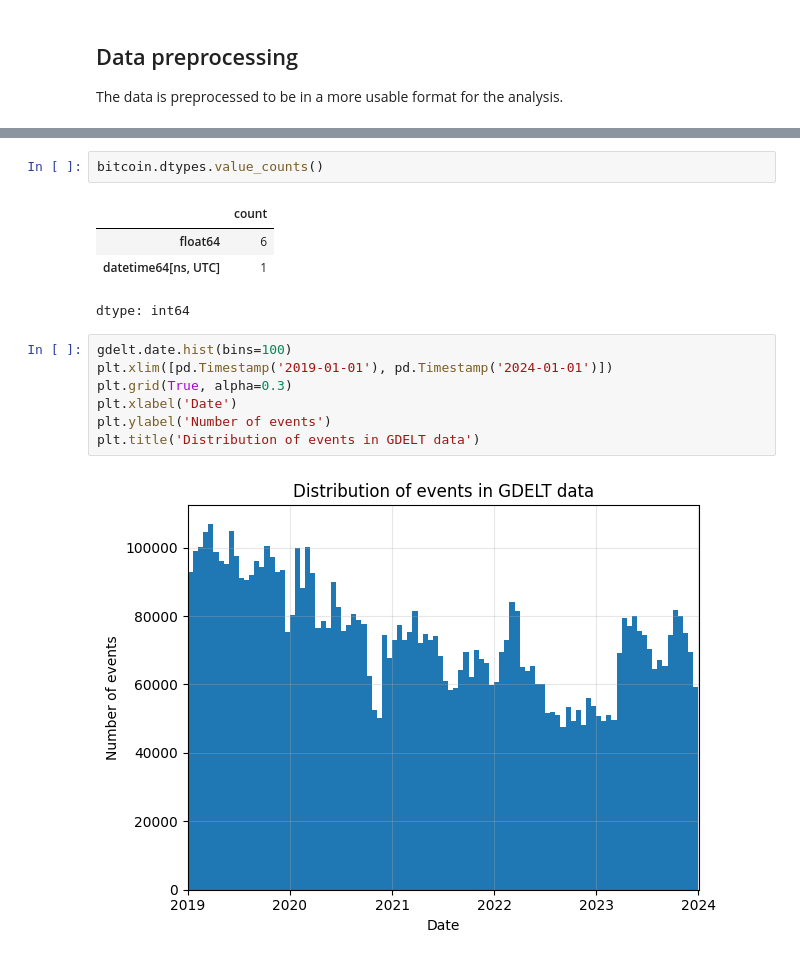
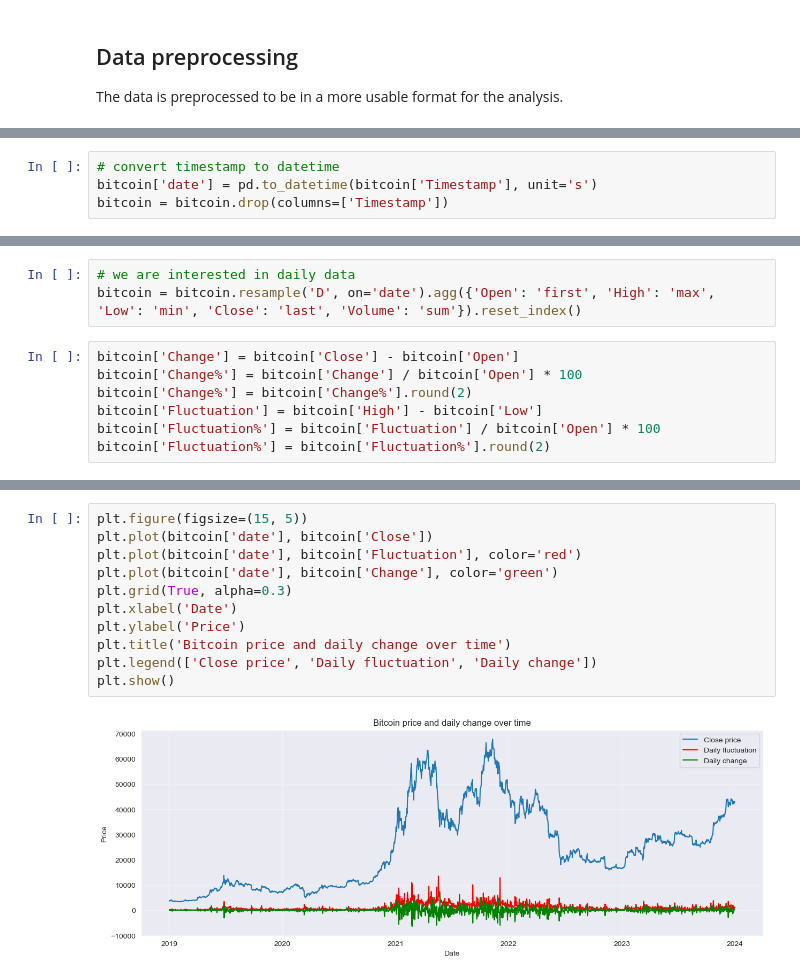
Before and after one commit to Ozzuke/GDELT-BTC, a Jupyter notebook: analysis.ipynb, the cells around one changed output, grey strips where cells are left out. Saved outputs shown, nothing was run; the diff lists cells and outputs as text.

```diff
--- a/analysis.ipynb
+++ b/analysis.ipynb
@@ -146,0 +276,4 @@ bitcoin.head()
+# %%
+# convert timestamp to datetime
+bitcoin['date'] = pd.to_datetime(bitcoin['Timestamp'], unit='s')
+bitcoin = bitcoin.drop(columns=['Timestamp'])
@@ -147 +288,11 @@ bitcoin.head()
+# %%
+# we are interested in daily data
+bitcoin = bitcoin.resample('D', on='date').agg({'Open': 'first', 'High': 'max', 'Low': 'min', 'Close': 'last', 'Volume': 'sum'}).reset_index()
+# %%
+bitcoin['Change'] = bitcoin['Close'] - bitcoin['Open']
+bitcoin['Change%'] = bitcoin['Change'] / bitcoin['Open'] * 100
+bitcoin['Change%'] = bitcoin['Change%'].round(2)
+bitcoin['Fluctuation'] = bitcoin['High'] - bitcoin['Low']
+bitcoin['Fluctuation%'] = bitcoin['Fluctuation'] / bitcoin['Open'] * 100
+bitcoin['Fluctuation%'] = bitcoin['Fluctuation%'].round(2)
 # %%
@@ -151,16 +307,13 @@ bitcoin.shape
-# %%
-bitcoin.dtypes.value_counts()
-# %% [output]
-|  | count |
-| float64 | 6 |
-| datetime64[ns, UTC] | 1 |
-dtype: int64
-# %%
-gdelt.date.hist(bins=100)
-plt.xlim([pd.Timestamp('2019-01-01'), pd.Timestamp('2024-01-01')])
-plt.grid(True, alpha=0.3)
-plt.xlabel('Date')
-plt.ylabel('Number of events')
-plt.title('Distribution of events in GDELT data')
-# %% [output]
-[figure, removed]
+# %%
+plt.figure(figsize=(15, 5))
+plt.plot(bitcoin['date'], bitcoin['Close'])
+plt.plot(bitcoin['date'], bitcoin['Fluctuation'], color='red')
+plt.plot(bitcoin['date'], bitcoin['Change'], color='green')
+plt.grid(True, alpha=0.3)
+plt.xlabel('Date')
+plt.ylabel('Price')
+plt.title('Bitcoin price and daily change over time')
+plt.legend(['Close price', 'Daily fluctuation', 'Daily change'])
+plt.show()
+# %% [output]
+[figure, added]
```
Also changed, not shown: parts of 32 cells of this notebook, 1 other file.
